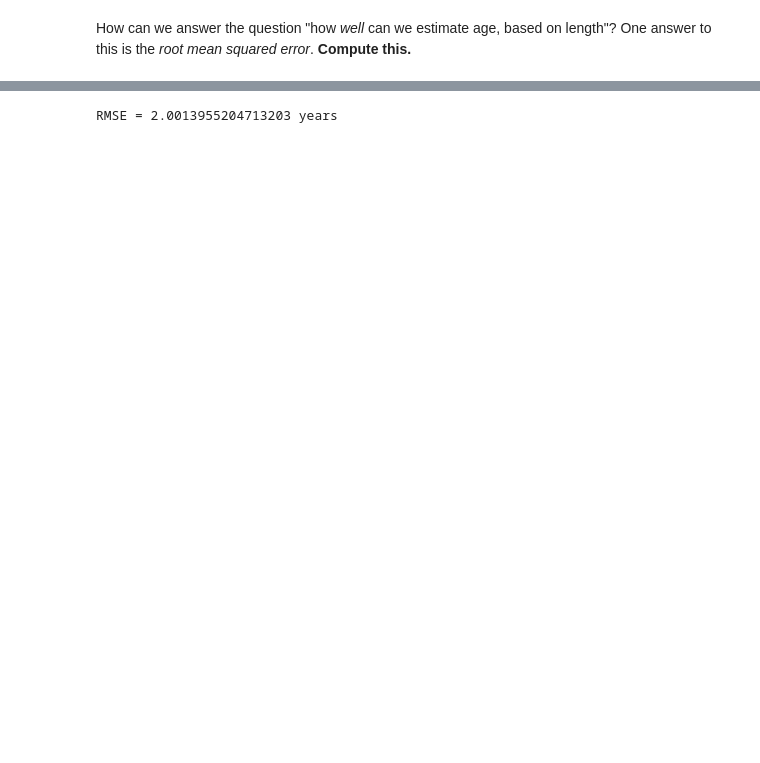
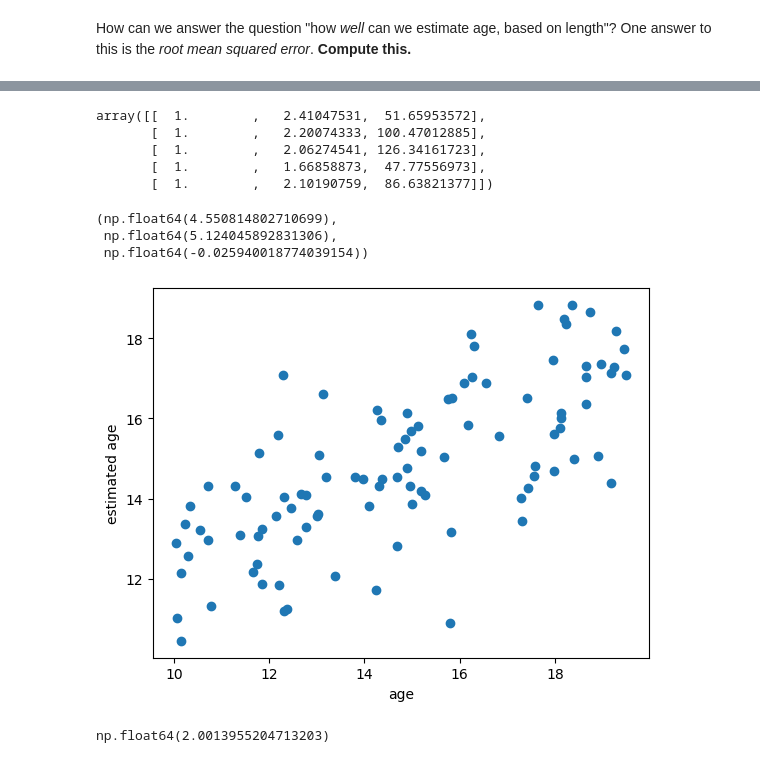
Before and after one commit to UOdsci/dsci345, a Jupyter notebook: class_material/slides/Exercise_Linear_model.ipynb, the cells around one changed output, grey strips where cells are left out. Cells and saved outputs as stored; diff of their text form; code cells hidden in the pictures; blank space fills up the shorter version.

```diff
--- a/class_material/slides/Exercise_Linear_model.ipynb
+++ b/class_material/slides/Exercise_Linear_model.ipynb
@@ -100,7 +91,0 @@ $$ (x^T x) a = x^T y .$$
-# %%
-x = np.column_stack([
-    np.ones(n),
-    length,
-    food
-])
-a = np.linalg.solve((x.T).dot(x), (x.T).dot(age))
@@ -113,5 +92,41 @@ age_hat2 = x.dot(a)
-# %%
-resid2 = age - age_hat2
-print(f"RMSE = {np.sqrt(np.mean(resid2**2))} years")
-# %% [output]
-RMSE = 2.0013955204713203 years
+# %%
+X = np.column_stack([
+    np.ones(n),
+    length,
+    food
+])
+X[:5,:]
+# %% [output]
+array([[  1.        ,   2.41047531,  51.65953572],
+       [  1.        ,   2.20074333, 100.47012885],
+       [  1.        ,   2.06274541, 126.34161723],
+       [  1.        ,   1.66858873,  47.77556973],
+       [  1.        ,   2.10190759,  86.63821377]])
+# %%
+intercept, a_length, a_food = np.linalg.solve(
+    X.T.dot(X),
+    X.T.dot(age)
+)
+intercept, a_length, a_food
+# %% [output]
+(np.float64(4.550814802710699),
+ np.float64(5.124045892831306),
+ np.float64(-0.025940018774039154))
+# %%
+new_age_hat = intercept + a_length * length + a_food * food
+# equivalently
+new_age_hat = X.dot(a)
+# %%
+fig, ax = plt.subplots()
+ax.scatter(age, new_age_hat),
+ax.set_xlabel("age"); ax.set_ylabel("estimated age");
+# %% [output]
+[figure, added]
+# %%
+np.sqrt(
+    np.mean(
+        (new_age_hat - age)**2
+    )
+)
+# %% [output]
+np.float64(2.0013955204713203)
```
Also changed, not shown: parts of 11 cells of this notebook, 10 other files.
